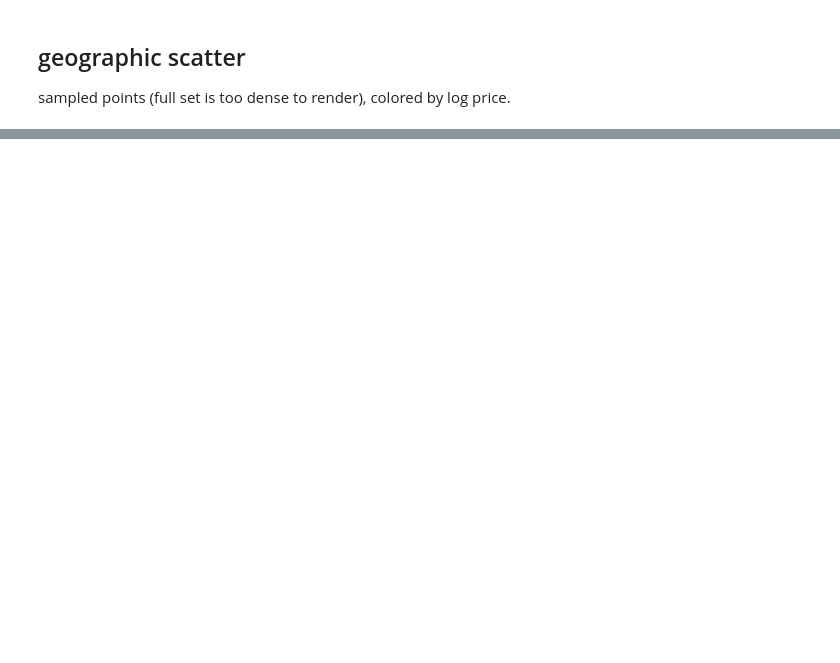
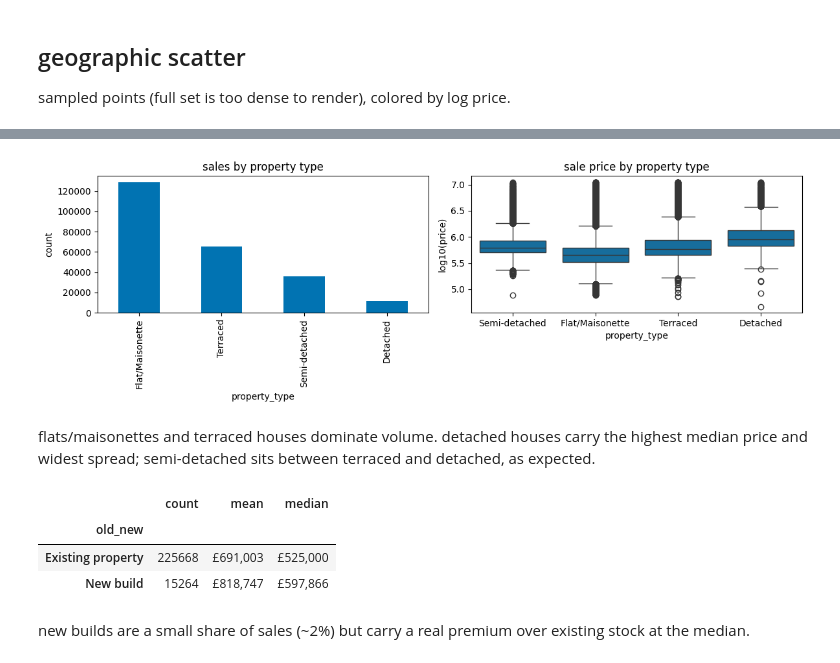
Before and after one commit to camerons-world/house_price_prediction, a Jupyter notebook: notebooks/01_eda.ipynb, the cells around one changed output, grey strips where cells are left out. Cells and saved outputs as stored; diff of their text form; code cells hidden in the pictures; blank space fills up the shorter version.

```diff
--- a/notebooks/01_eda.ipynb
+++ b/notebooks/01_eda.ipynb
@@ -371,0 +176,23 @@ feature engineering explored here (hex indexing, distance, trailing stats, neigh
+# %%
+plot_df = df.assign(property_type=df['property_type'].map(PROPERTY_TYPE_LABELS))
+fig, axes = plt.subplots(1, 2, figsize=(12, 4))
+plot_df['property_type'].value_counts().plot.bar(ax=axes[0])
+axes[0].set_title('sales by property type')
+axes[0].set_ylabel('count')
+sns.boxplot(plot_df, x='property_type', y=plot_df['price'].apply('log10'), ax=axes[1])
+axes[1].set_title('sale price by property type')
+axes[1].set_ylabel('log10(price)')
+plt.tight_layout()
+# %% [output]
+[figure, added]
+# %% [markdown]
+flats/maisonettes and terraced houses dominate volume. detached houses carry the highest median price and widest spread; semi-detached sits between terraced and detached, as expected.
+# %%
+df.assign(old_new=df['old_new'].map(OLD_NEW_LABELS)).groupby('old_new')['price'].describe().apply(format_price_stats, axis=1)[['count', 'mean', '50%']].rename(columns={'50%': 'median'})
+# %% [output]
+|  | count | mean | median |
+| old_new |  |  |  |
+| Existing property | 225668 | £691,003 | £525,000 |
+| New build | 15264 | £818,747 | £597,866 |
+# %% [markdown]
+new builds are a small share of sales (~2%) but carry a real premium over existing stock at the median.
```
Also changed, not shown: parts of 70 cells of this notebook.
